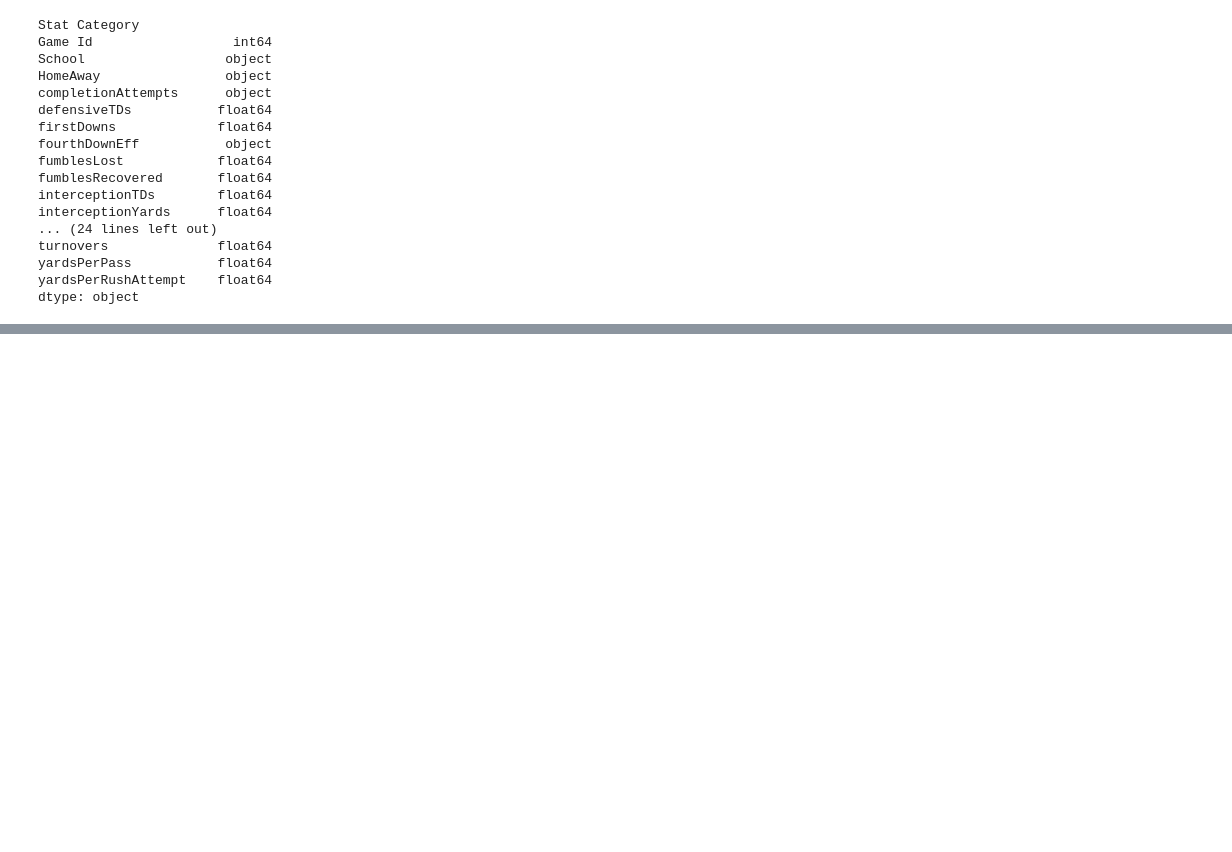
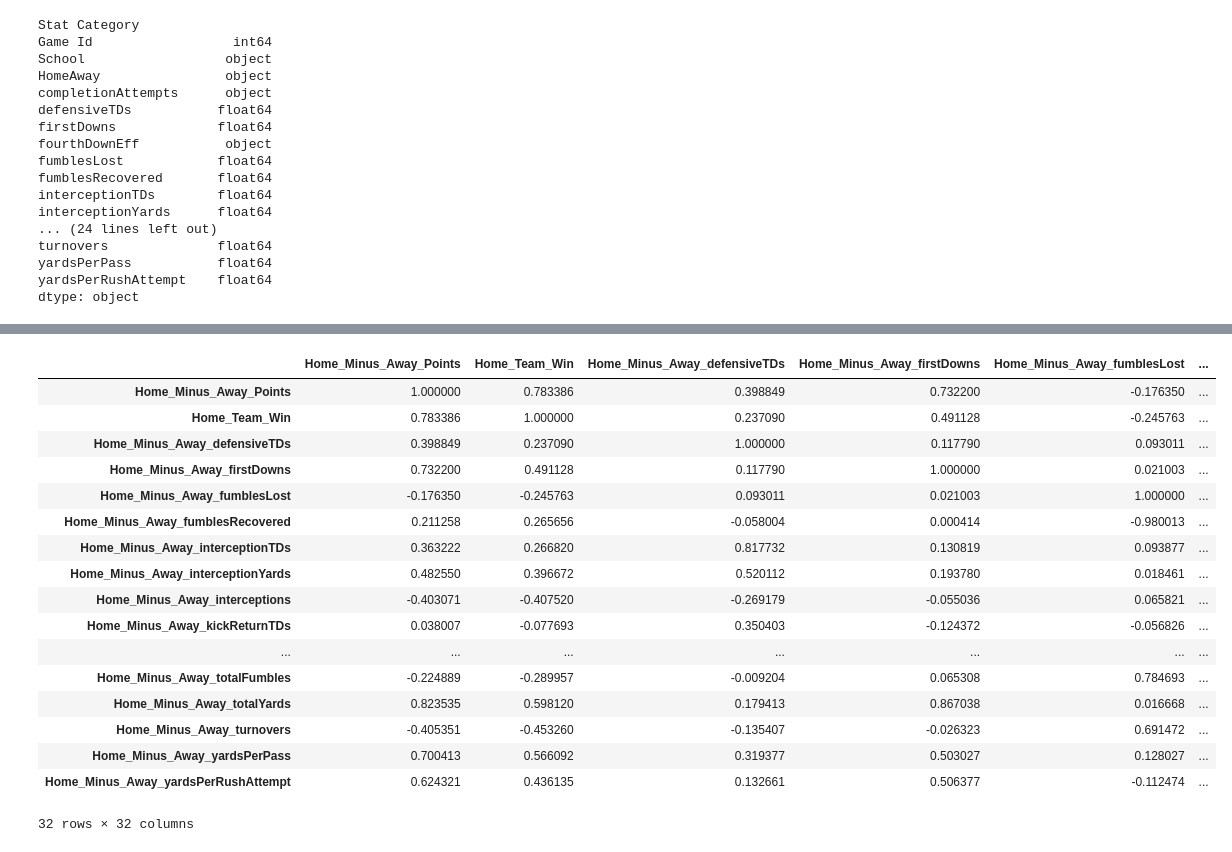
Before and after one commit to ballir27/College-Football-Betting, a Jupyter notebook: notebooks/college_football_eda.ipynb, the cells around one changed output, grey strips where cells are left out. Drawn from its saved outputs; the diff is of its cells as text; code cells hidden in the pictures; blank space fills up the shorter version.

```diff
--- a/notebooks/college_football_eda.ipynb
+++ b/notebooks/college_football_eda.ipynb
@@ -199,0 +237,21 @@ away_team_stats_big10_2023.head()
+# %%
+team_stats_results_big10_2023.select_dtypes(exclude='object').corr().iloc[29:,29:]
+# %% [output]
+|  | Home_Minus_Away_Points | Home_Team_Win | Home_Minus_Away_defensiveTDs | Home_Minus_Away_firstDowns | Home_Minus_Away_fumblesLost | ... |
+| Home_Minus_Away_Points | 1.000000 | 0.783386 | 0.398849 | 0.732200 | -0.176350 | ... |
+| Home_Team_Win | 0.783386 | 1.000000 | 0.237090 | 0.491128 | -0.245763 | ... |
+| Home_Minus_Away_defensiveTDs | 0.398849 | 0.237090 | 1.000000 | 0.117790 | 0.093011 | ... |
+| Home_Minus_Away_firstDowns | 0.732200 | 0.491128 | 0.117790 | 1.000000 | 0.021003 | ... |
+| Home_Minus_Away_fumblesLost | -0.176350 | -0.245763 | 0.093011 | 0.021003 | 1.000000 | ... |
+| Home_Minus_Away_fumblesRecovered | 0.211258 | 0.265656 | -0.058004 | 0.000414 | -0.980013 | ... |
+| Home_Minus_Away_interceptionTDs | 0.363222 | 0.266820 | 0.817732 | 0.130819 | 0.093877 | ... |
+| Home_Minus_Away_interceptionYards | 0.482550 | 0.396672 | 0.520112 | 0.193780 | 0.018461 | ... |
+| Home_Minus_Away_interceptions | -0.403071 | -0.407520 | -0.269179 | -0.055036 | 0.065821 | ... |
+| Home_Minus_Away_kickReturnTDs | 0.038007 | -0.077693 | 0.350403 | -0.124372 | -0.056826 | ... |
+| ... | ... | ... | ... | ... | ... | ... |
+| Home_Minus_Away_totalFumbles | -0.224889 | -0.289957 | -0.009204 | 0.065308 | 0.784693 | ... |
+| Home_Minus_Away_totalYards | 0.823535 | 0.598120 | 0.179413 | 0.867038 | 0.016668 | ... |
+| Home_Minus_Away_turnovers | -0.405351 | -0.453260 | -0.135407 | -0.026323 | 0.691472 | ... |
+| Home_Minus_Away_yardsPerPass | 0.700413 | 0.566092 | 0.319377 | 0.503027 | 0.128027 | ... |
+| Home_Minus_Away_yardsPerRushAttempt | 0.624321 | 0.436135 | 0.132661 | 0.506377 | -0.112474 | ... |
+32 rows × 32 columns
```
Also changed, not shown: parts of 9 cells of this notebook.
